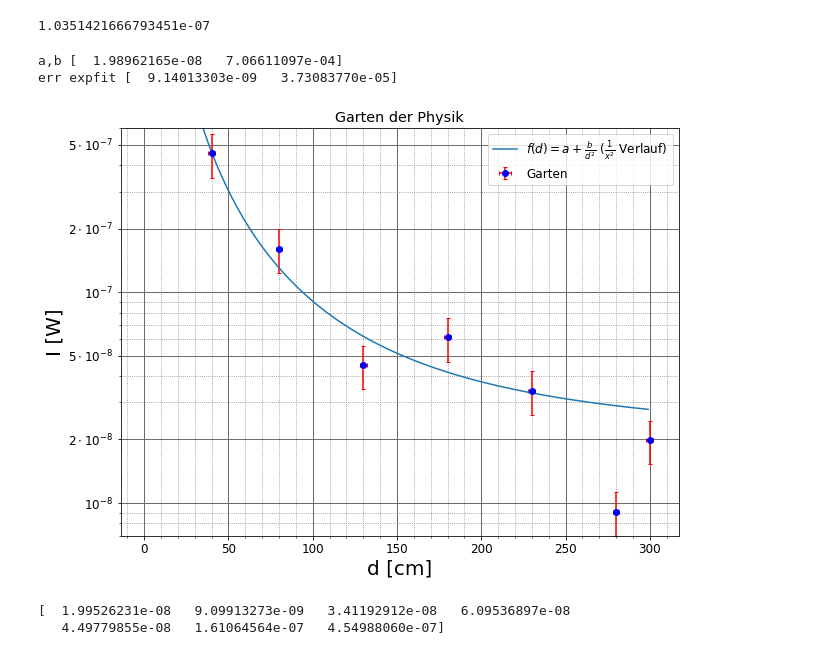
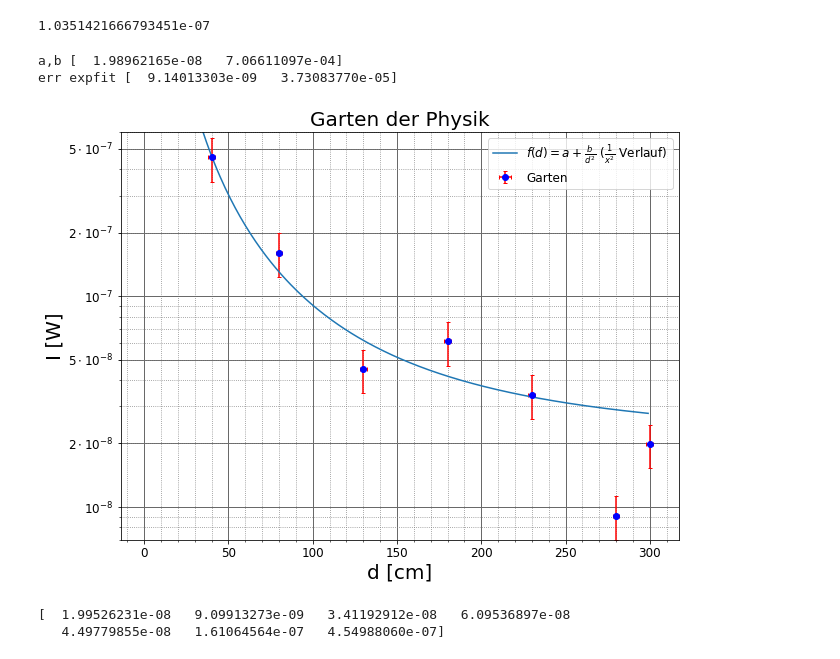
Before and after one commit to BigThonkers/AP2-Antenne, a Jupyter notebook: Rechnungen/Abstandsmessungen.ipynb, the cells around one changed output. Saved outputs shown, nothing was run; the diff lists cells and outputs as text; code cells hidden in the pictures.

```diff
--- a/Rechnungen/Abstandsmessungen.ipynb
+++ b/Rechnungen/Abstandsmessungen.ipynb
@@ -91,35 +91,35 @@ ax.get_yaxis().set_major_formatter(matplotlib.ticker.ScalarFormatter())
 
 
 plt.errorbar(d_out1,power(I_out1),yerr=I_out1_err,xerr=ud,fmt='bo', label='Garten',  ecolor="red",capsize=2)
 
 plt.plot(np.arange(0,300), f1(np.arange(0,300), *popt1),
          label=r'$f(d)=a+\frac{b}{d^2}$ ($\frac{1}{x^2}$ Verlauf)')
 
 
 plt.legend(loc=1)
 fig_size = plt.rcParams["figure.figsize"]
 fig_size[0] = 10
 fig_size[1] = 7.5
 plt.rcParams["figure.figsize"] = fig_size
 plt.xlabel('d [cm]', size=20)
 plt.ylabel('I [W]', size = 20)
-plt.title('Garten der Physik')
+plt.title('Garten der Physik', size=20)
 plt.ylim(0,6*10**(-7))
 xt = [10**-8, 2*10**-8, 5*10**-8,10**-7, 2*10**-7, 5*10**-7]
 
 plt.yticks(xt, [r"$10^{-8}$", r"$2 \cdot 10^{-8}$", r"$5\cdot 10^{-8}$", r"$10^{-7}$",
            r"$2\cdot10^{-7}$", r"$5\cdot10^{-7}$"])
 perr1 = np.sqrt(np.diag(pcov1))
 print('a,b', popt1)
 print('err expfit',perr1)
 
 plt.savefig(filename='Abstand-Garten.jpg')
 plt.show()
 print(power(I_out1))
 # %% [output]
 a,b [  1.98962165e-08   7.06611097e-04]
 err expfit [  9.14013303e-09   3.73083770e-05]
-[figure, old version]
+[figure, new version]
 [  1.99526231e-08   9.09913273e-09   3.41192912e-08   6.09536897e-08
    4.49779855e-08   1.61064564e-07   4.54988060e-07]
 # %%
```
Also changed, not shown: parts of 5 cells of this notebook, 13 other files.
